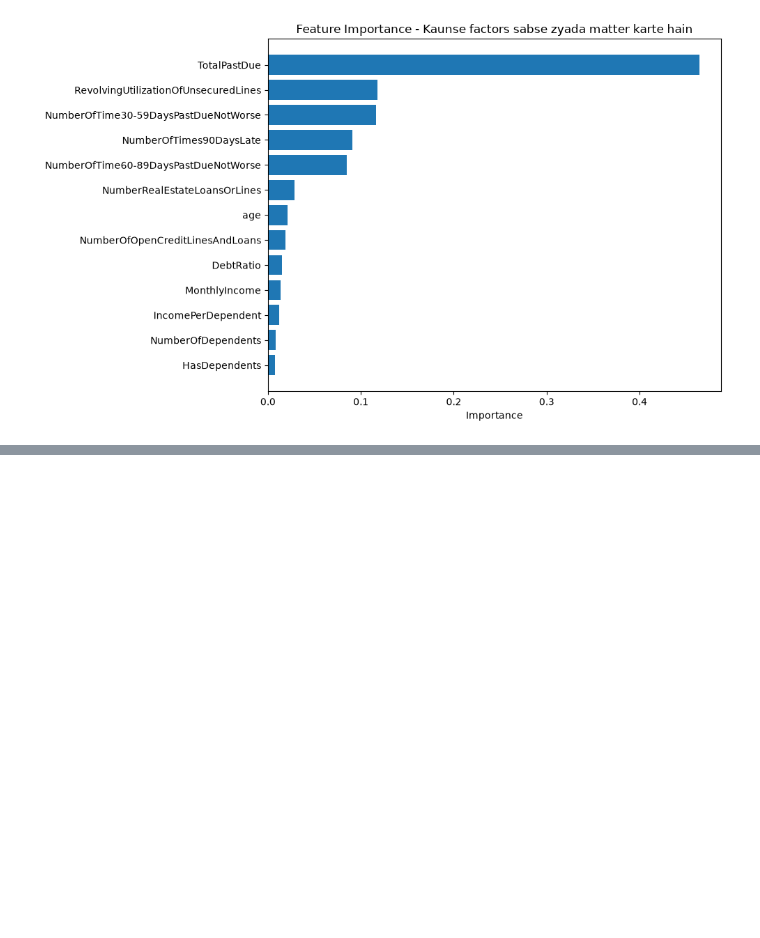
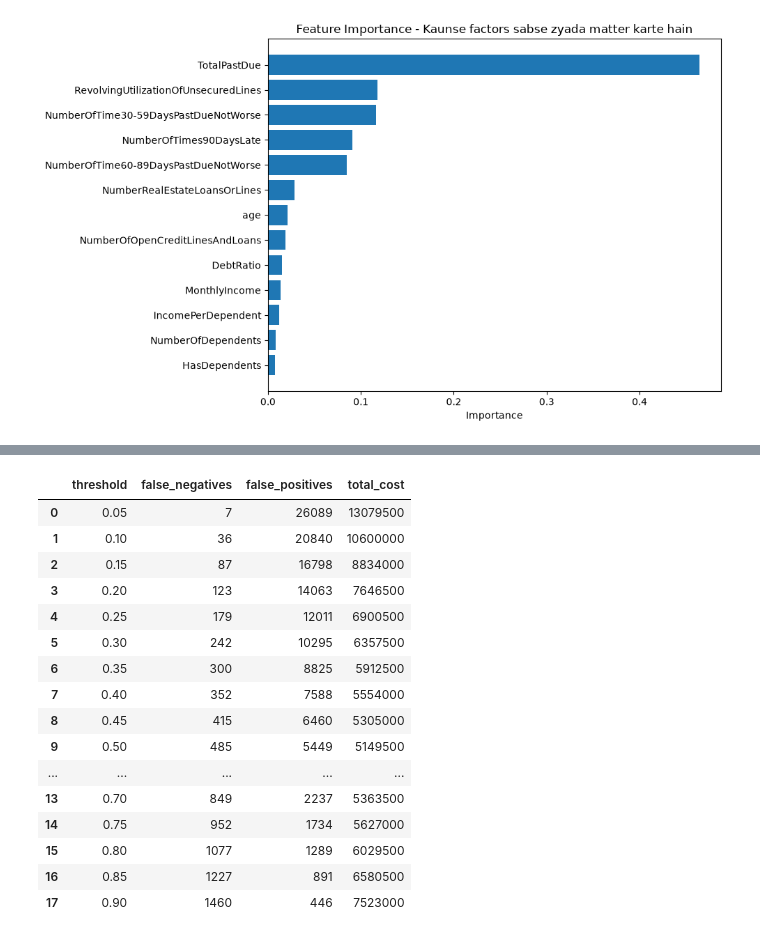
Before and after one commit to bhumi21005/credit_risk_predictor, a Jupyter notebook: credit_risk_analysis.ipynb, the cells around one changed output, grey strips where cells are left out. Drawn from its saved outputs; the diff is of its cells as text; code cells hidden in the pictures; blank space fills up the shorter version.

```diff
--- a/credit_risk_analysis.ipynb
+++ b/credit_risk_analysis.ipynb
@@ -331,0 +332,40 @@ shap.summary_plot(shap_values, X_sample, feature_names=X_train.columns)
+# %%
+import numpy as np
+
+# Business costs (illustrative estimates)
+COST_FALSE_NEGATIVE = 5000   # missed defaulter - lost loan amount
+COST_FALSE_POSITIVE = 500    # wrongly rejected safe applicant - lost profit
+
+# Try different thresholds and calculate total cost at each
+thresholds = np.arange(0.05, 0.95, 0.05)
+results = []
+
+for t in thresholds:
+    y_pred_t = (y_pred_proba_tuned >= t).astype(int)
+
+    fn = ((y_test == 1) & (y_pred_t == 0)).sum()
+    fp = ((y_test == 0) & (y_pred_t == 1)).sum()
+
+    total_cost = (fn * COST_FALSE_NEGATIVE) + (fp * COST_FALSE_POSITIVE)
+    results.append({'threshold': t, 'false_negatives': fn, 'false_positives': fp, 'total_cost': total_cost})
+
+cost_df = pd.DataFrame(results)
+cost_df
+# %% [output]
+|  | threshold | false_negatives | false_positives | total_cost |
+| 0 | 0.05 | 7 | 26089 | 13079500 |
+| 1 | 0.10 | 36 | 20840 | 10600000 |
+| 2 | 0.15 | 87 | 16798 | 8834000 |
+| 3 | 0.20 | 123 | 14063 | 7646500 |
+| 4 | 0.25 | 179 | 12011 | 6900500 |
+| 5 | 0.30 | 242 | 10295 | 6357500 |
+| 6 | 0.35 | 300 | 8825 | 5912500 |
+| 7 | 0.40 | 352 | 7588 | 5554000 |
+| 8 | 0.45 | 415 | 6460 | 5305000 |
+| 9 | 0.50 | 485 | 5449 | 5149500 |
+| ... | ... | ... | ... | ... |
+| 13 | 0.70 | 849 | 2237 | 5363500 |
+| 14 | 0.75 | 952 | 1734 | 5627000 |
+| 15 | 0.80 | 1077 | 1289 | 6029500 |
+| 16 | 0.85 | 1227 | 891 | 6580500 |
+| 17 | 0.90 | 1460 | 446 | 7523000 |
```
Also changed, not shown: parts of 2 cells of this notebook, 5 other files.
